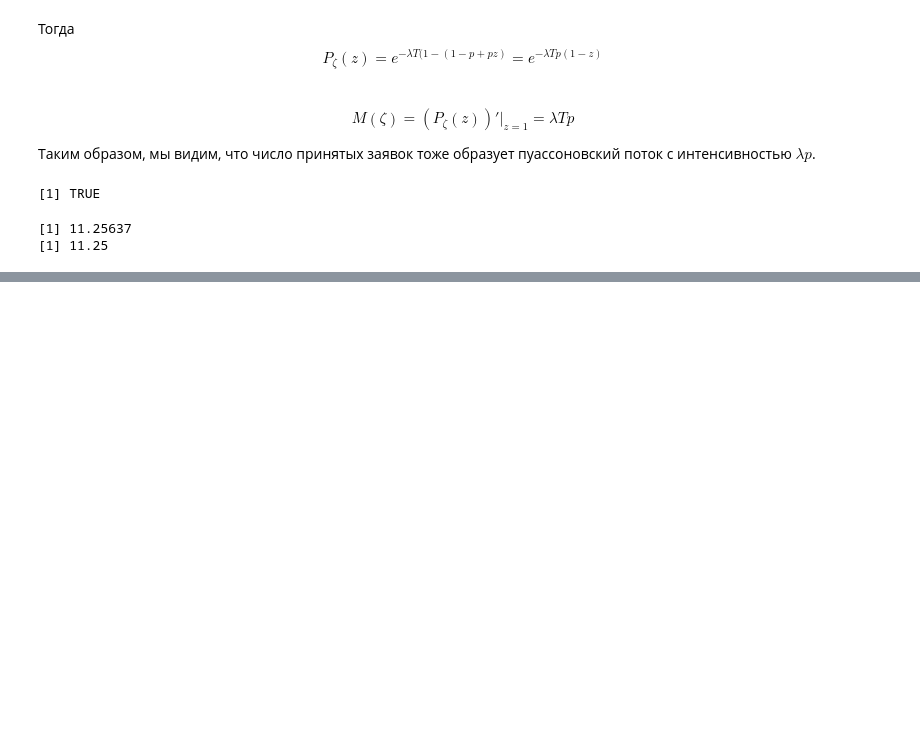
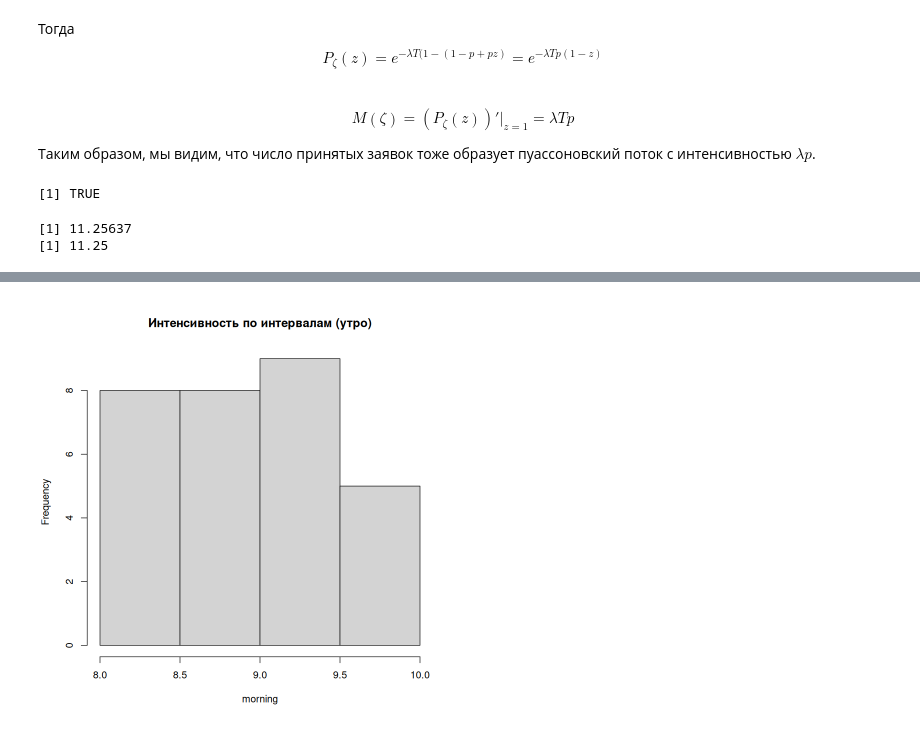
Before and after one commit to junaart/AHP_KIS, a Jupyter notebook: Lection_2/Lection_2_2026.ipynb, the cells around one changed output, grey strips where cells are left out. Drawn from its saved outputs; the diff is of its cells as text; code cells hidden in the pictures; blank space fills up the shorter version.

```diff
--- a/Lection_2/Lection_2_2026.ipynb
+++ b/Lection_2/Lection_2_2026.ipynb
@@ -772,0 +815,12 @@ print(lambda*T*p)
+# %%
+morning <- c(8.12, 8.27, 8.45, 8.63, 8.84, 9.02, 9.18, 9.35, 9.52, 9.71,
+8.19, 8.34, 8.52, 8.71, 8.91, 9.09, 9.25, 9.42, 9.59, 9.78,
+8.06, 8.21, 8.39, 8.58, 8.77, 8.95, 9.12, 9.29, 9.46, 9.65)
+
+evening <-c(18.23, 18.67, 19.12, 19.48, 19.89, 20.15, 20.42, 20.71, 21.03, 21.34,
+18.45, 18.89, 19.28, 19.63, 20.02, 20.28, 20.55, 20.84, 21.15, 21.46,
+18.08, 18.52, 18.97, 19.35, 19.76, 20.08, 20.35, 20.64, 20.93, 21.24)
+# %%
+hist(morning,main='Интенсивность по интервалам (утро)')
+# %% [output]
+[figure, added]
```
Also changed, not shown: parts of 80 cells of this notebook.
